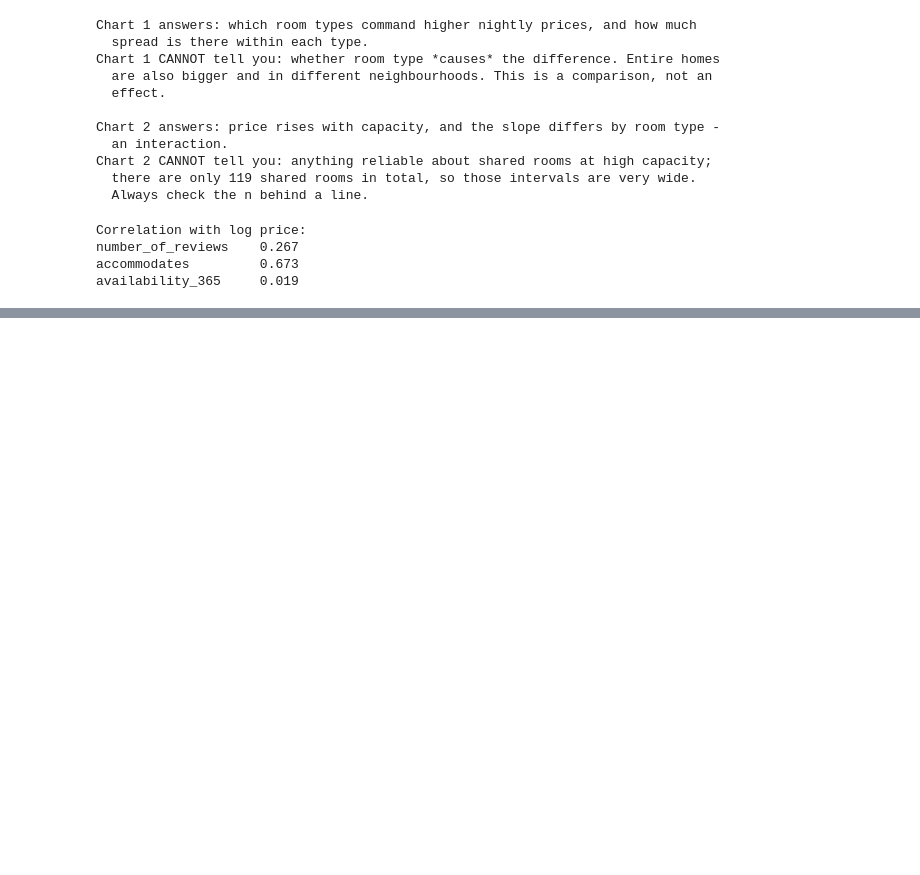
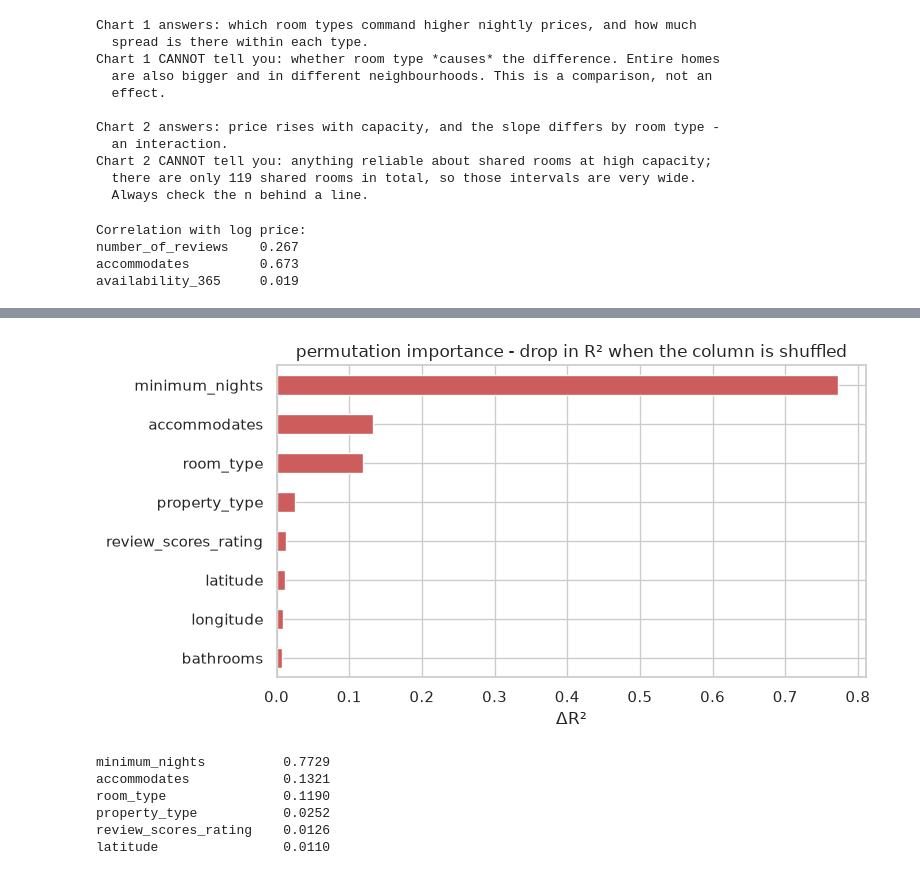
Before and after one commit to Mantasarr/DS-ML-DL-Course-Masters1-MIAS, a Jupyter notebook: notebooks/Sessions.ipynb, the cells around one changed output, grey strips where cells are left out. Cells and saved outputs as stored; diff of their text form; code cells hidden in the pictures; blank space fills up the shorter version.

```diff
--- a/notebooks/Sessions.ipynb
+++ b/notebooks/Sessions.ipynb
@@ -2382,0 +2743,37 @@ print(f"\ndistinct scores  - tree: {len(np.unique(np.round(score_unlicensed, 6))
+# %%
+# One split, fitted once, so the importance can be measured on data the model has
+# not seen. Permutation importance on training data would reward memorisation.
+tr, te = next(GroupShuffleSplit(n_splits=1, test_size=0.25, random_state=SEED)
+              .split(work, y, groups=groups))
+audit_model = Pipeline([("prep", make_preprocessor()),
+                        ("model", HistGradientBoostingRegressor(random_state=SEED))])
+audit_model.fit(work.iloc[tr][NUMERIC + CATEGORICAL], y.iloc[tr])
+
+# Permutation importance shuffles one column at a time and measures how far R² falls.
+# It is model-agnostic and measured on held-out data, which is why it is trusted here
+# over a tree's built-in impurity importance.
+importance = permutation_importance(
+    # n_repeats=5 because each shuffle is itself random; one shuffle is one draw.
+    audit_model, work.iloc[te][NUMERIC + CATEGORICAL], y.iloc[te],
+    n_repeats=5, random_state=SEED, scoring="r2")
+ranked = pd.Series(importance.importances_mean,
+                   index=NUMERIC + CATEGORICAL).sort_values(ascending=False)
+
+fig, ax = plt.subplots(figsize=(8, 4.2))
+# iloc[::-1] reverses the order so the largest bar ends up at the top of a barh.
+ranked.head(8).iloc[::-1].plot.barh(ax=ax, color="indianred")
+ax.set(title="permutation importance - drop in R² when the column is shuffled",
+       xlabel="ΔR²")
+plt.tight_layout()
+plt.show()
+# Read the top of this list and ask whether it makes sense. A booking constraint
+# should not out-predict capacity and location when the question is nightly price.
+print(ranked.head(6).round(4).to_string())
+# %% [output]
+[figure, added]
+minimum_nights          0.7729
+accommodates            0.1321
+room_type               0.1190
+property_type           0.0252
+review_scores_rating    0.0126
+latitude                0.0110
```
Also changed, not shown: parts of 39 cells of this notebook, 1 other file.
